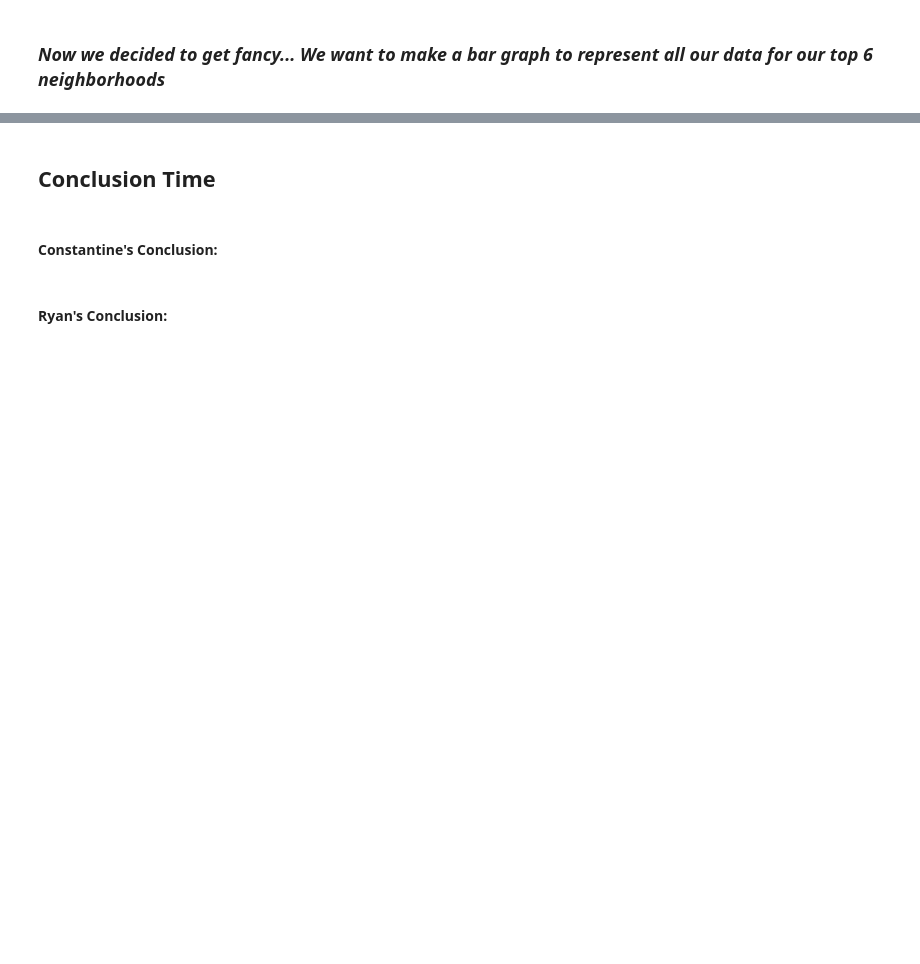
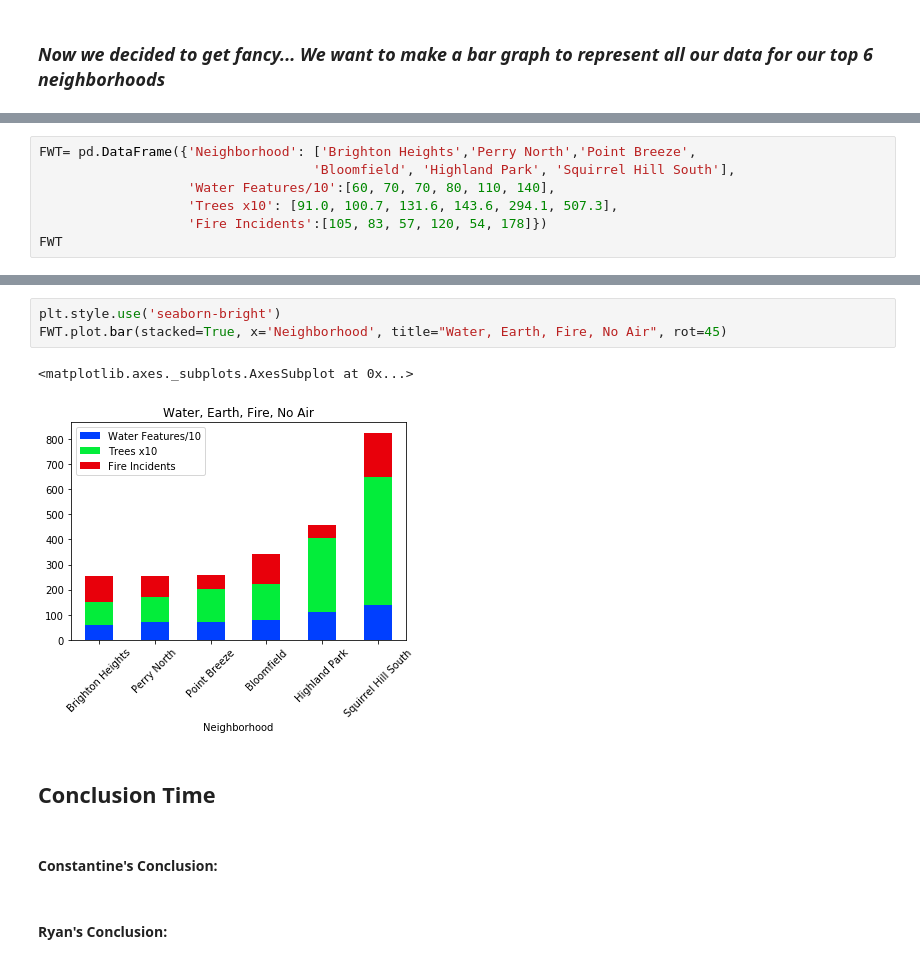
Before and after one commit to Garcia-Bela/FinalLabProject, a Jupyter notebook: TheProof.ipynb, the cells around one changed output, grey strips where cells are left out. Cells and saved outputs as stored; diff of their text form; blank space fills up the shorter version.

```diff
--- a/TheProof.ipynb
+++ b/TheProof.ipynb
@@ -310,0 +313,7 @@ FWT
+# %%
+FWT= pd.DataFrame({'Neighborhood': ['Brighton Heights','Perry North','Point Breeze',
+                                   'Bloomfield', 'Highland Park', 'Squirrel Hill South'],
+                   'Water Features/10':[60, 70, 70, 80, 110, 140],
+                   'Trees x10': [91.0, 100.7, 131.6, 143.6, 294.1, 507.3],
+                   'Fire Incidents':[105, 83, 57, 120, 54, 178]})
+FWT
@@ -311,3 +328,9 @@ FWT
+# %%
+plt.style.use('seaborn-bright')
+FWT.plot.bar(stacked=True, x='Neighborhood', title="Water, Earth, Fire, No Air", rot=45)
+# %% [output]
+<matplotlib.axes._subplots.AxesSubplot at 0x...>
+[figure, added]
 # %% [markdown]
 ## **Conclusion Time**
 # %% [markdown]
```
Also changed, not shown: parts of 6 cells of this notebook.
